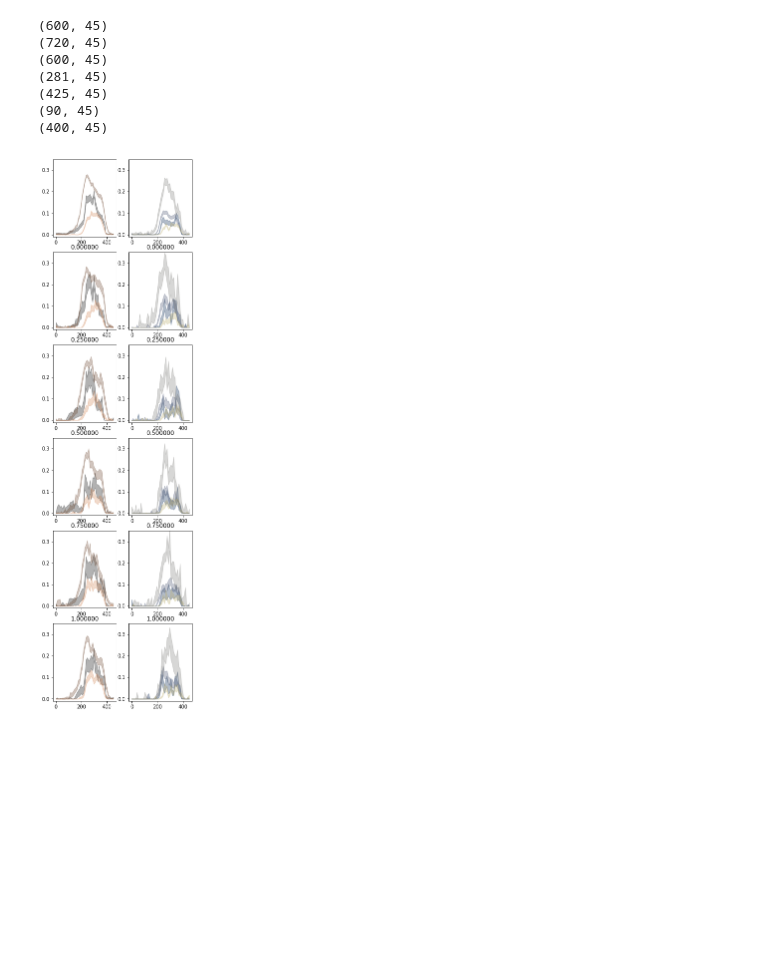
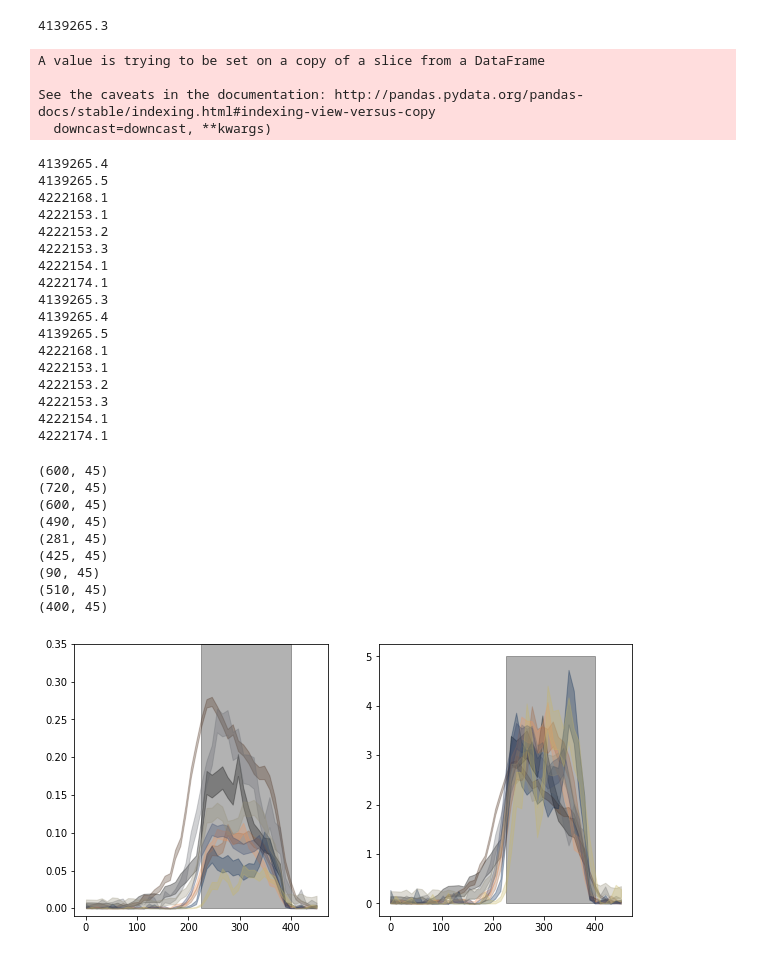
Before and after one commit to GiocomoLab/MightyMorphingPhotonRangers, a Jupyter notebook: behavior_folder/AcrossMouseLickingControl.ipynb, the cells around one changed output. Cells and saved outputs as stored; diff of their text form; code cells hidden in the pictures; blank space fills up the shorter version.

```diff
--- a/behavior_folder/AcrossMouseLickingControl.ipynb
+++ b/behavior_folder/AcrossMouseLickingControl.ipynb
@@ -40,30 +42,32 @@ def load_lick_mat(sess):
     return lick_trial_mat, trial_info
 
 
-def build_matrix(mouse_list,first_sess=5):
+def build_matrix(mouse_list,first_sess=5,df=df):
 
+    fs = u._first_sess_gen(mouse_list,first_sess)
     L= {}
-    for m, mouse in enumerate(mouse_list):
+    for m, (mouse,_fs) in enumerate(zip(mouse_list,fs)):
         print(mouse)
         df_mouse = df[df['MouseName'].str.match(mouse)]
-        for i, sess_ind in enumerate(range(first_sess,df_mouse.shape[0])):
+        for i, sess_ind in enumerate(range(_fs,df_mouse.shape[0])):
             lick_mat, trial_info = load_lick_mat(df_mouse.iloc[sess_ind])
             _mu, l = u.across_trial_avg(lick_mat,trial_info['morphs'])
 
             if i==0:
                 lick_mu = lick_mat
-                morph = trial_info['morphs']
+                morph = trial_info['morphs']#+trial_info['towerJitter']+trial_info['bckgndJitter']+trial_info['wallJitter']
+                rzone_pos = trial_info['rzone_entry']
             else:
                 lick_mu = np.concatenate((lick_mu,lick_mat),axis=0)
                 morph = np.concatenate((morph,trial_info['morphs']))
+                rzone_pos = np.concatenate((rzone_pos,trial_info['rzone_entry']))
 
 
         L[mouse]={}
         L[mouse]['licks']=lick_mu
         L[mouse]['morphs']=morph
+        L[mouse]['rzone_pos']=rzone_pos
+
 
 
     return L
-
-LD_rare = build_matrix(['4139265.3','4139265.4','4139265.5'])
-LD_fam = build_matrix(['4222153.1','4222153.2','4222153.3','4222174.1'],first_sess=4)
@@ -78,42 +74,82 @@ LD_fam = build_matrix(['4222153.1','4222153.2','4222153.3','4222174.1'],first_se
+# %%
+LD_rare = build_matrix(['4139265.3','4139265.4','4139265.5','4222168.1'],first_sess=[5,5,5,3])
+LD_fam = build_matrix(['4222153.1','4222153.2','4222153.3','4222154.1','4222174.1'],first_sess=4)
+LD_all = build_matrix(['4139265.3','4139265.4','4139265.5','4222168.1','4222153.1','4222153.2','4222153.3','4222154.1','4222174.1'],first_sess=[5,5,5,3,4,4,4,4,4])
+# %% [output]
+4139265.3
+A value is trying to be set on a copy of a slice from a DataFrame
+
+See the caveats in the documentation: http://pandas.pydata.org/pandas-docs/stable/indexing.html#indexing-view-versus-copy
+  downcast=downcast, **kwargs)
+4139265.4
+4139265.5
+4222168.1
+4222153.1
+4222153.2
+4222153.3
+4222154.1
+4222174.1
+4139265.3
+4139265.4
+4139265.5
+4222168.1
+4222153.1
+4222153.2
+4222153.3
+4222154.1
+4222174.1
 # %%
-f,ax = plt.subplots(6,2,figsize=[5,20])
+f,ax = plt.subplots(1,2,figsize=[10,5])
 nbins = 45
 cmaps = ['copper','cividis']
 
 
 
 for i,L in enumerate([LD_rare,LD_fam]):
     nmice = len(L.keys())
     cm  = plt.cm.get_cmap(cmaps[i])
 
     for z, mouse in enumerate(L.keys()):
         licks = L[mouse]['licks']
+        #licks/=licks.ravel().mean()
         morphs = L[mouse]['morphs']
         print(licks.shape)
         mu = licks.mean(axis=0)
         sem = sp.stats.sem(licks,axis=0)
 
 
-        ax[0,i].fill_between(np.linspace(0,450,num=nbins),mu-sem,y2=mu+sem,alpha=.3,color=cm(np.float(z/nmice)))
-        ax[0,i].set_ylim([-.01,.35])
+        ax[0].fill_between(np.linspace(0,450,num=nbins),mu-sem,y2=mu+sem,alpha=.3,color=cm(np.float(z/nmice)))
+        ax[0].set_ylim([-.01,.35])
 
-        #         sem/=norm
-        for j, m in enumerate([0.,.25,.5,.75,1.]):
-            mask = morphs==m
-            mu = licks[mask,:].mean(axis=0)
-            sem = sp.stats.sem(licks[mask,:],axis=0)
+        licks_n = np.copy(licks)
+        licks_n/=licks_n.ravel().mean()
+        mu = licks_n.mean(axis=0)
+        sem = sp.stats.sem(licks_n,axis=0)
 
-            ax[j+1,i].fill_between(np.linspace(0,450,num=nbins),mu-sem,y2=mu+sem,alpha=.3,color=cm(np.float(z/nmice)))
-            ax[j+1,i].set_ylim([-.01,.35])
-            ax[j+1,i].set_title("%f" % m)
+        ax[1].fill_between(np.linspace(0,450,num=nbins),mu-sem,y2=mu+sem,alpha=.3,color=cm(np.float(z/nmice)))
+ax[0].fill_betweenx([0,.35],225,400,color='black',alpha=.3,zorder=0)
+ax[1].fill_betweenx([0,5],225,400,color='black',alpha=.3,zorder=0)
+#         ax[1,i].set_ylim([-.01,.35])
+
+#         #         sem/=norm
+#         for j, m in enumerate([0.,.25,.5,.75,1.]):
+#             mask = morphs==m
+#             mu = licks[mask,:].mean(axis=0)
+#             sem = sp.stats.sem(licks[mask,:],axis=0)
+
+#             ax[j+1,i].fill_between(np.linspace(0,450,num=nbins),mu-sem,y2=mu+sem,alpha=.3,color=cm(np.float(z/nmice)))
+#             ax[j+1,i].set_ylim([-.01,.35])
+#             ax[j+1,i].set_title("%f" % m)
 
 f.savefig("G:\\My Drive\\manuscripts\\MightyMorphinPhotonRangers_Manuscript\\Figures\\python_outputs\\licking_behavior.pdf",format='pdf')
 # %% [output]
 (600, 45)
 (720, 45)
 (600, 45)
+(490, 45)
 (281, 45)
 (425, 45)
 (90, 45)
+(510, 45)
 (400, 45)
-[figure, old version]
+[figure, new version]
```
Also changed, not shown: parts of 17 cells of this notebook, 17 other files.
